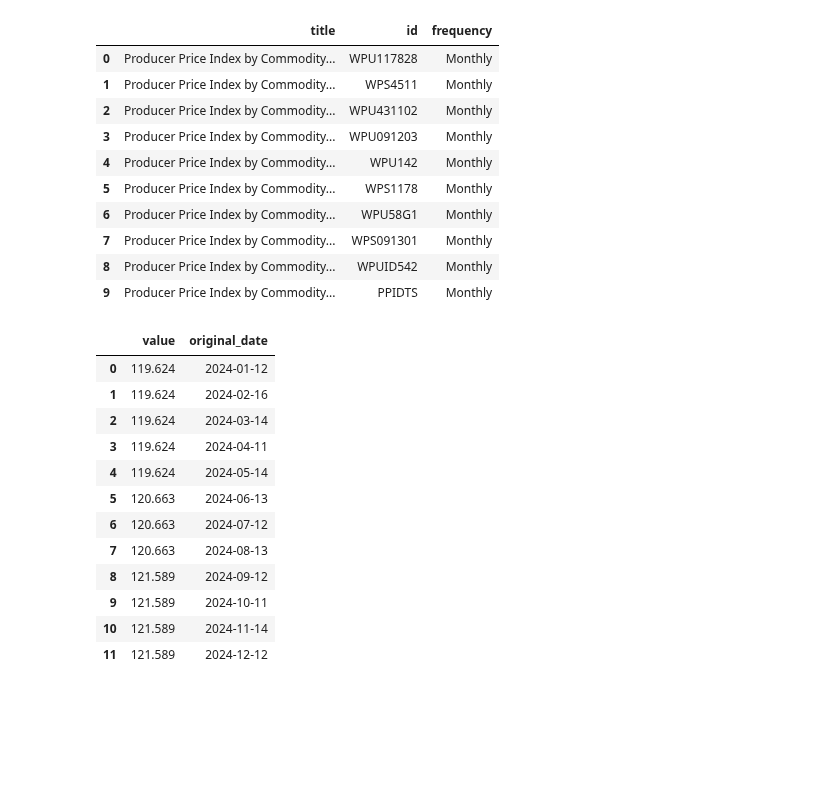
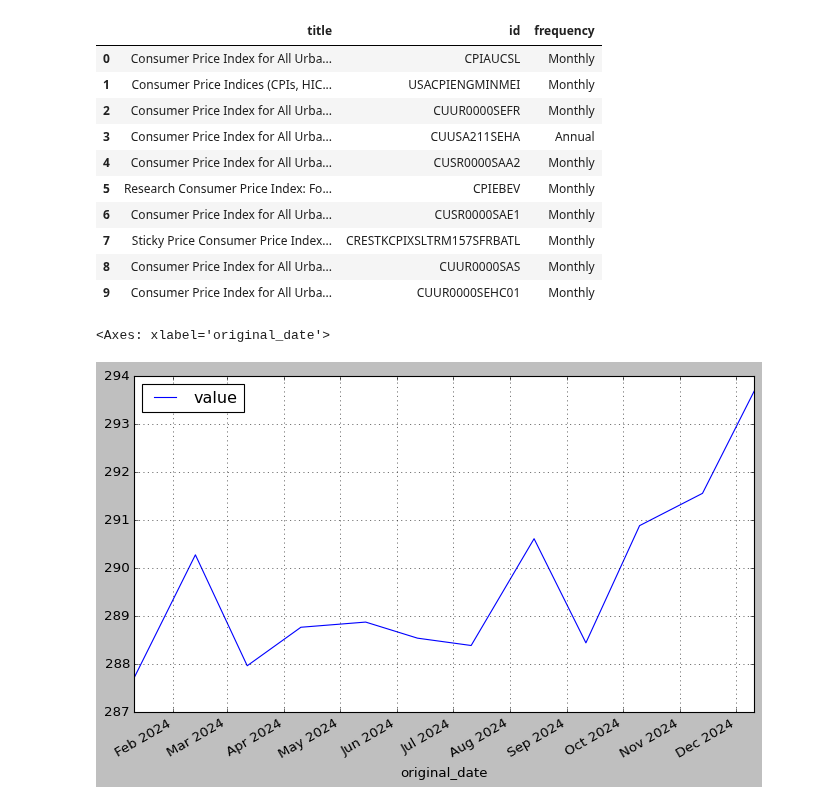
Before and after one commit to skalaydzhiyski/phitech-research, a Jupyter notebook: notebooks/get-historical-economic-figures.ipynb, the cells around one changed output. Saved outputs shown, nothing was run; the diff lists cells and outputs as text; code cells hidden in the pictures; blank space fills up the shorter version.

```diff
--- a/notebooks/get-historical-economic-figures.ipynb
+++ b/notebooks/get-historical-economic-figures.ipynb
@@ -26,22 +26,22 @@ from fredapi import Fred
 
 fred = Fred(api_key="86962d243cd55992a83872d88f46e6de")
 # %%
-res = fred.search("us ppi")
+res = fred.search("us cpi")
 
 size = 10
 res = res.sort_values("popularity", ascending=False).head(size)
 res = res.reset_index()[["title", "id", "frequency"]]
 res
 # %% [output]
 |  | title | id | frequency |
-| 0 | Producer Price Index by Commodity... | WPU117828 | Monthly |
-| 1 | Producer Price Index by Commodity... | WPS4511 | Monthly |
-| 2 | Producer Price Index by Commodity... | WPU431102 | Monthly |
-| 3 | Producer Price Index by Commodity... | WPU091203 | Monthly |
-| 4 | Producer Price Index by Commodity... | WPU142 | Monthly |
-| 5 | Producer Price Index by Commodity... | WPS1178 | Monthly |
-| 6 | Producer Price Index by Commodity... | WPU58G1 | Monthly |
-| 7 | Producer Price Index by Commodity... | WPS091301 | Monthly |
-| 8 | Producer Price Index by Commodity... | WPUID542 | Monthly |
-| 9 | Producer Price Index by Commodity... | PPIDTS | Monthly |
+| 0 | Consumer Price Index for All Urba... | CPIAUCSL | Monthly |
+| 1 | Consumer Price Indices (CPIs, HIC... | USACPIENGMINMEI | Monthly |
+| 2 | Consumer Price Index for All Urba... | CUUR0000SEFR | Monthly |
+| 3 | Consumer Price Index for All Urba... | CUUSA211SEHA | Annual |
+| 4 | Consumer Price Index for All Urba... | CUSR0000SAA2 | Monthly |
+| 5 | Research Consumer Price Index: Fo... | CPIEBEV | Monthly |
+| 6 | Consumer Price Index for All Urba... | CUSR0000SAE1 | Monthly |
+| 7 | Sticky Price Consumer Price Index... | CRESTKCPIXSLTRM157SFRBATL | Monthly |
+| 8 | Consumer Price Index for All Urba... | CUUR0000SAS | Monthly |
+| 9 | Consumer Price Index for All Urba... | CUUR0000SEHC01 | Monthly |
 # %%
@@ -62,18 +62,8 @@ res = res.drop(columns=["wrong_dt"])
 assert res.shape[0] == original_dates.shape[0]
 
 res["original_date"] = pd.to_datetime(original_dates)
-res
+res = res.set_index("original_date")
+res.plot()
 # %% [output]
-|  | value | original_date |
-| 0 | 119.624 | 2024-01-12 |
-| 1 | 119.624 | 2024-02-16 |
-| 2 | 119.624 | 2024-03-14 |
-| 3 | 119.624 | 2024-04-11 |
-| 4 | 119.624 | 2024-05-14 |
-| 5 | 120.663 | 2024-06-13 |
-| 6 | 120.663 | 2024-07-12 |
-| 7 | 120.663 | 2024-08-13 |
-| 8 | 121.589 | 2024-09-12 |
-| 9 | 121.589 | 2024-10-11 |
-| 10 | 121.589 | 2024-11-14 |
-| 11 | 121.589 | 2024-12-12 |
+<Axes: xlabel='original_date'>
+[figure, added]
```
Also changed, not shown: parts of 3 cells of this notebook.
